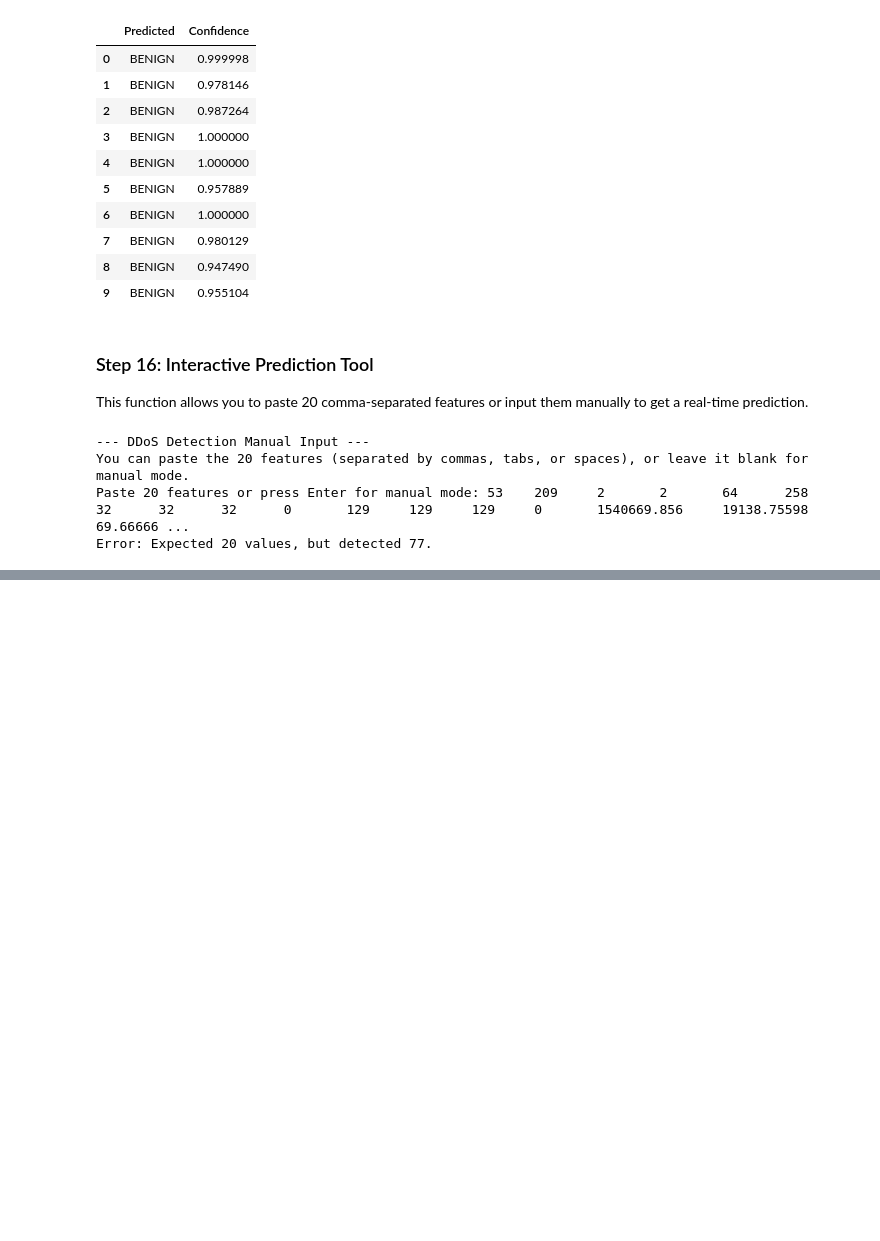
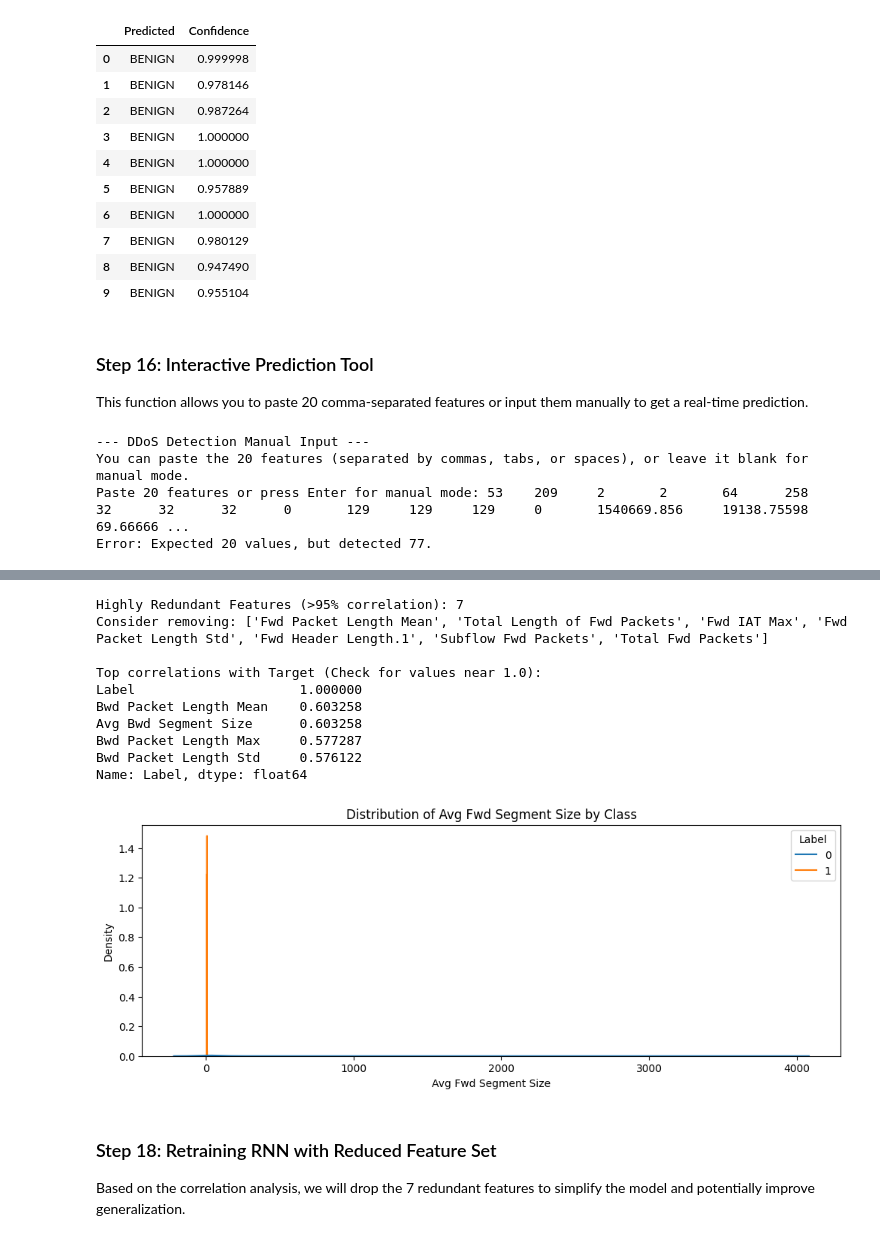
Before and after one commit to asifmanowar9/Neural-network-project, a Jupyter notebook: DDoS.ipynb, the cells around one changed output, grey strips where cells are left out. Cells and saved outputs as stored; diff of their text form; code cells hidden in the pictures; blank space fills up the shorter version.

```diff
--- a/DDoS.ipynb
+++ b/DDoS.ipynb
@@ -588,0 +775,42 @@ Error: Expected 20 values, but detected 77.
+# %%
+import seaborn as sns
+import matplotlib.pyplot as plt
+
+# 1. Check for High Correlation (Redundancy)
+# Identifying features that are >95% correlated
+corr_matrix = X_train_selected.corr().abs()
+upper = corr_matrix.where(np.triu(np.ones(corr_matrix.shape), k=1).astype(bool))
+to_drop = [column for column in upper.columns if any(upper[column] > 0.95)]
+
+print(f"Highly Redundant Features (>95% correlation): {len(to_drop)}")
+if to_drop:
+    print(f"Consider removing: {to_drop}")
+
+# 2. Check for Data Leakage / Over-separation
+# If a single feature has a near 1.0 correlation with the Label, it might be leakage
+label_corr = df_filtered.corr()['Label'].sort_values(ascending=False)
+print("\nTop correlations with Target (Check for values near 1.0):")
+print(label_corr.head(5))
+
+# 3. Visualize Feature Distributions
+# If distributions are identical for both classes, that feature is 'bad' for this model
+plt.figure(figsize=(12, 4))
+feature_to_check = top_20_features[0]
+sns.kdeplot(data=df_filtered, x=feature_to_check, hue='Label', common_norm=False)
+plt.title(f'Distribution of {feature_to_check} by Class')
+plt.show()
+# %% [output]
+Highly Redundant Features (>95% correlation): 7
+Consider removing: ['Fwd Packet Length Mean', 'Total Length of Fwd Packets', 'Fwd IAT Max', 'Fwd Packet Length Std', 'Fwd Header Length.1', 'Subflow Fwd Packets', 'Total Fwd Packets']
+
+Top correlations with Target (Check for values near 1.0):
+Label                     1.000000
+Bwd Packet Length Mean    0.603258
+Avg Bwd Segment Size      0.603258
+Bwd Packet Length Max     0.577287
+Bwd Packet Length Std     0.576122
+Name: Label, dtype: float64
+[figure, added]
+# %% [markdown]
+### Step 18: Retraining RNN with Reduced Feature Set
+Based on the correlation analysis, we will drop the 7 redundant features to simplify the model and potentially improve generalization.
```
Also changed, not shown: parts of 10 cells of this notebook.
